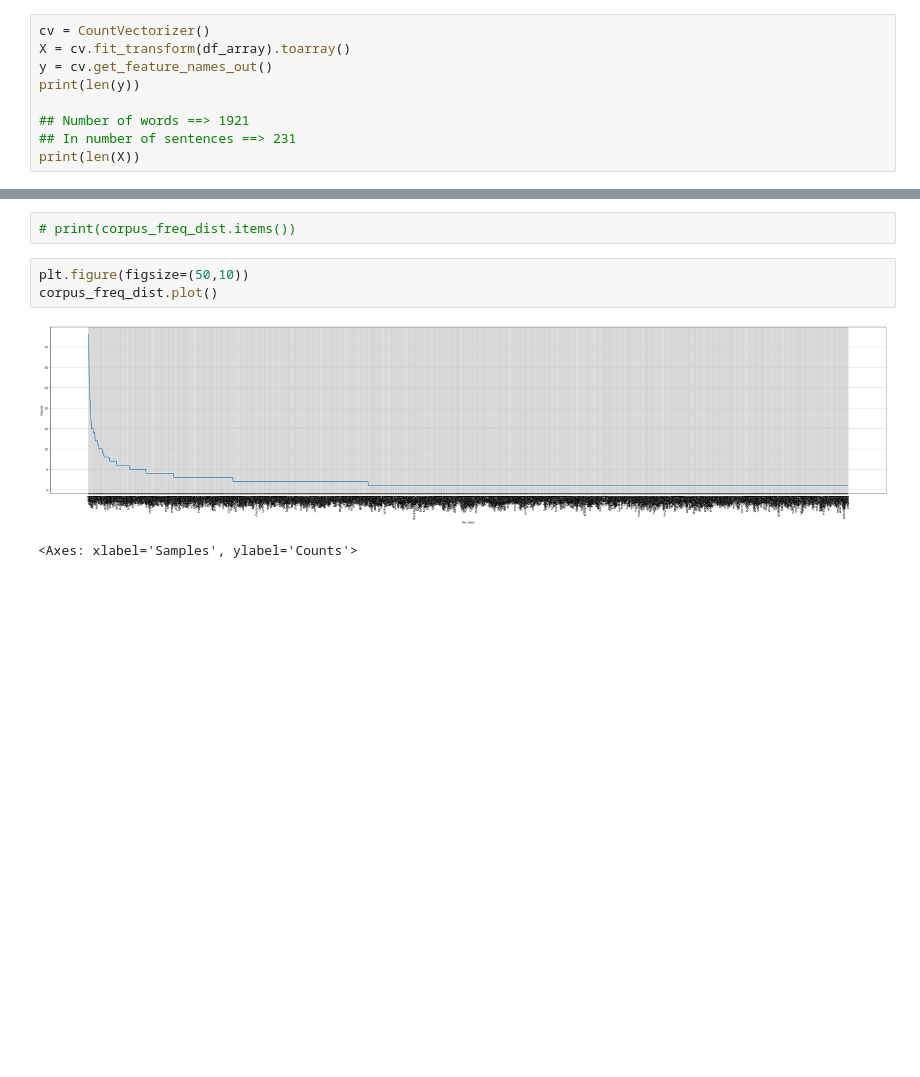
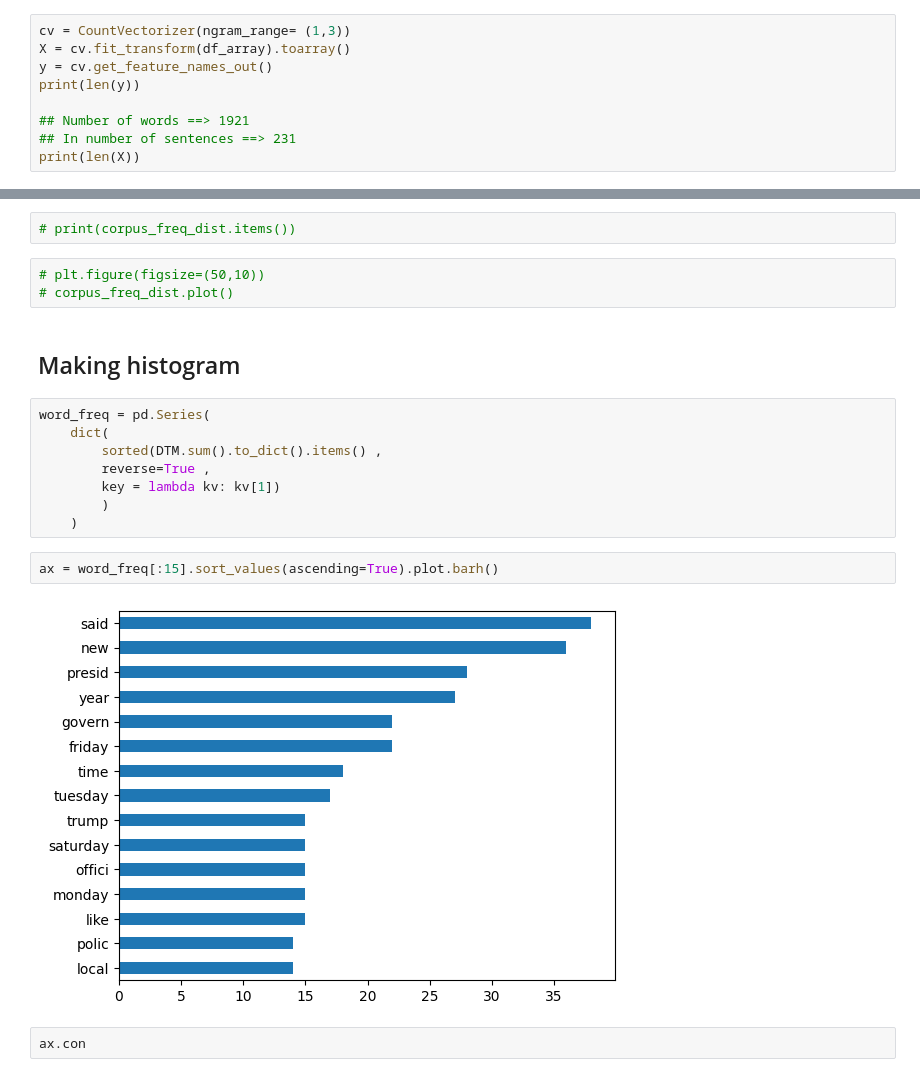
Before and after one commit to OgGaurja/April_BootCamp_Text_Mining, a Jupyter notebook: gaurja_text_mining.ipynb, the cells around one changed output, grey strips where cells are left out. Drawn from its saved outputs; the diff is of its cells as text; blank space fills up the shorter version.

```diff
--- a/gaurja_text_mining.ipynb
+++ b/gaurja_text_mining.ipynb
@@ -126,7 +126,7 @@ Path('clean_df.txt').write_text("\n".join(df_array))
 # %% [markdown]
 ## CountVectorizer
 # %%
-cv = CountVectorizer()
+cv = CountVectorizer(ngram_range= (1,3))
 X = cv.fit_transform(df_array).toarray()
 y = cv.get_feature_names_out()
 print(len(y))
@@ -169,8 +169,21 @@ corpus_freq_dist=nltk.FreqDist(
 # %%
 # print(corpus_freq_dist.items())
-# %%
-plt.figure(figsize=(50,10))
-corpus_freq_dist.plot()
-# %% [output]
-[figure, removed]
-<Axes: xlabel='Samples', ylabel='Counts'>
+# %%
+# plt.figure(figsize=(50,10))
+# corpus_freq_dist.plot()
+# %% [markdown]
+## Making histogram
+# %%
+word_freq = pd.Series(
+    dict(
+        sorted(DTM.sum().to_dict().items() ,
+        reverse=True ,
+        key = lambda kv: kv[1])
+        )
+    )
+# %%
+ax = word_freq[:15].sort_values(ascending=True).plot.barh()
+# %% [output]
+[figure, added]
+# %%
+ax.con
```
Also changed, not shown: parts of 7 cells of this notebook.
